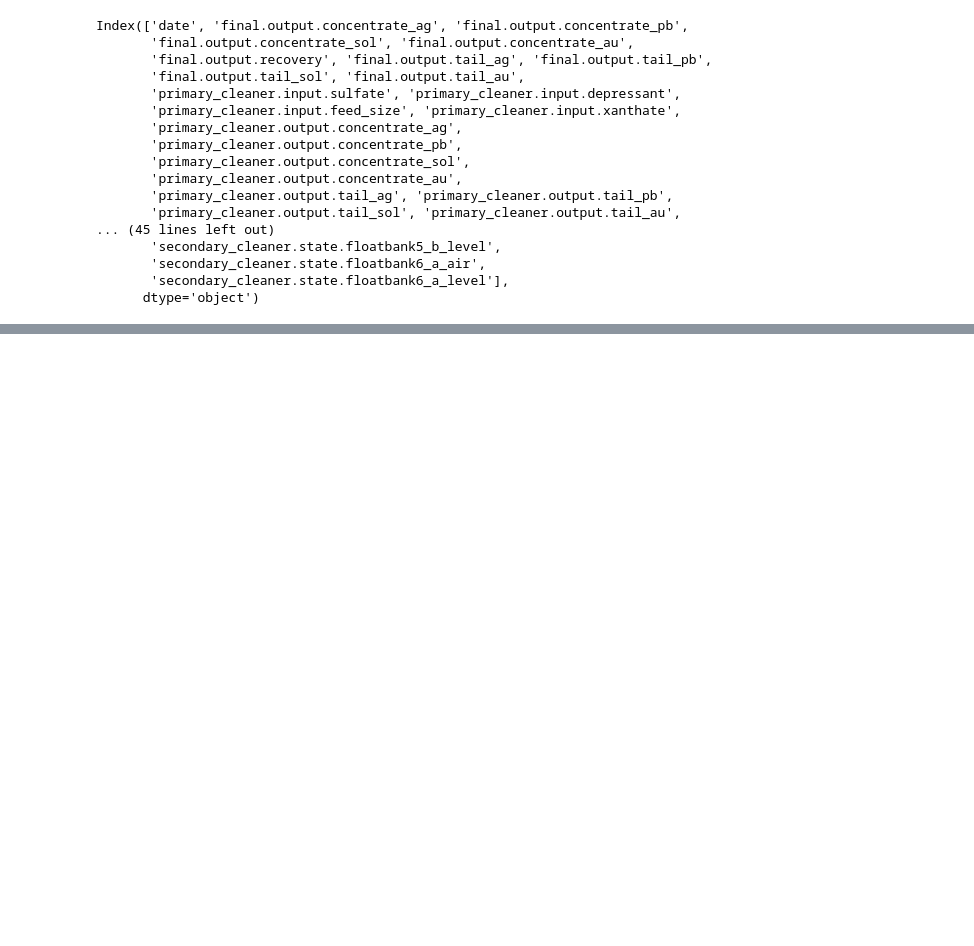
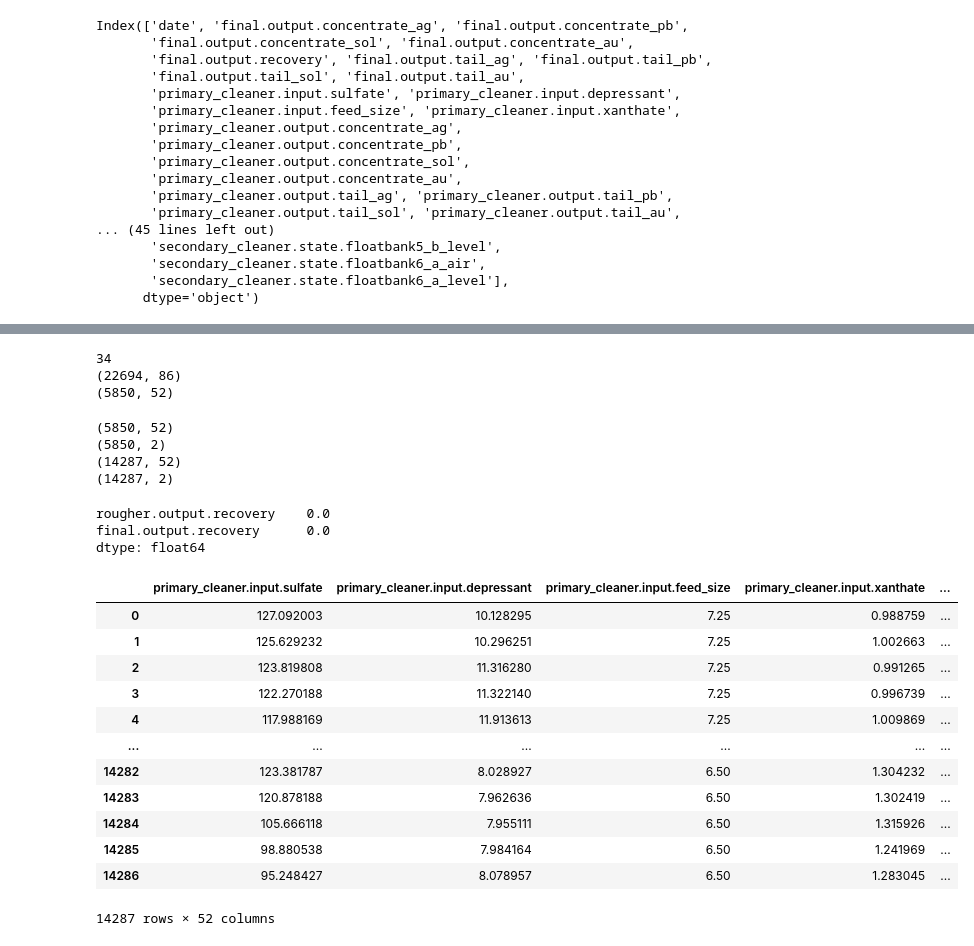
Before and after one commit to marxramos/ML-PREDICCION-DE-EXTRACCION-DEL-MINERAL-ORO, a Jupyter notebook: Notebook/ml_zyfra.ipynb, the cells around one changed output, grey strips where cells are left out. Saved outputs shown, nothing was run; the diff lists cells and outputs as text; code cells hidden in the pictures; blank space fills up the shorter version.

```diff
--- a/Notebook/ml_zyfra.ipynb
+++ b/Notebook/ml_zyfra.ipynb
@@ -82,0 +259,6 @@ Index(['date', 'final.output.concentrate_ag', 'final.output.concentrate_pb',
+# %%
+# Eliminamos valores duplicados en test y full
+test.drop_duplicates(inplace=True)
+full.drop_duplicates(inplace=True)
+print(f'Validamos valores duplicados en el DF test es de:', test.duplicated().sum())
+print(f'Validamos valores duplicados en el DF full es de:', full.duplicated().sum())
@@ -82,0 +288,11 @@ Index(['date', 'final.output.concentrate_ag', 'final.output.concentrate_pb',
+# %%
+# Analizando las caractaristicas que faltan en el conjunto de prueba, convertimos ambos DF en conjuntos.
+missing_columns_test = set(full.columns) - set(test.columns)
+print(len(missing_columns_test)) # Como esta en conjunto(set), por ello utilizaremos el len directamente.
+missing_columns_test
+print(full.shape)
+print(test.shape)
+# %% [output]
+34
+(22694, 86)
+(5850, 52)
@@ -82,0 +305,16 @@ Index(['date', 'final.output.concentrate_ag', 'final.output.concentrate_pb',
+# %%
+feature_train = train[feature].reset_index(drop=True)
+target_train = train[target].reset_index(drop=True)
+feature_test = test[feature].reset_index(drop=True)
+target_test = full[target].iloc[test.index].reset_index(drop=True)
+
+
+print(feature_test.shape)
+print(target_test.shape)
+print(feature_train.shape)
+print(target_train.shape)
+# %% [output]
+(5850, 52)
+(5850, 2)
+(14287, 52)
+(14287, 2)
@@ -82,0 +324,23 @@ Index(['date', 'final.output.concentrate_ag', 'final.output.concentrate_pb',
+# %%
+# print((target_train.isna().sum()) / len(target_train) * 100 )
+print(target_test.isna().sum() / len(target_test) * 100)
+# %% [output]
+rougher.output.recovery    0.0
+final.output.recovery      0.0
+dtype: float64
+# %%
+train[feature].reset_index(drop=True)
+# %% [output]
+|  | primary_cleaner.input.sulfate | primary_cleaner.input.depressant | primary_cleaner.input.feed_size | primary_cleaner.input.xanthate | ... |
+| 0 | 127.092003 | 10.128295 | 7.25 | 0.988759 | ... |
+| 1 | 125.629232 | 10.296251 | 7.25 | 1.002663 | ... |
+| 2 | 123.819808 | 11.316280 | 7.25 | 0.991265 | ... |
+| 3 | 122.270188 | 11.322140 | 7.25 | 0.996739 | ... |
+| 4 | 117.988169 | 11.913613 | 7.25 | 1.009869 | ... |
+| ... | ... | ... | ... | ... | ... |
+| 14282 | 123.381787 | 8.028927 | 6.50 | 1.304232 | ... |
+| 14283 | 120.878188 | 7.962636 | 6.50 | 1.302419 | ... |
+| 14284 | 105.666118 | 7.955111 | 6.50 | 1.315926 | ... |
+| 14285 | 98.880538 | 7.984164 | 6.50 | 1.241969 | ... |
+| 14286 | 95.248427 | 8.078957 | 6.50 | 1.283045 | ... |
+14287 rows × 52 columns
```
Also changed, not shown: parts of 27 cells of this notebook.
